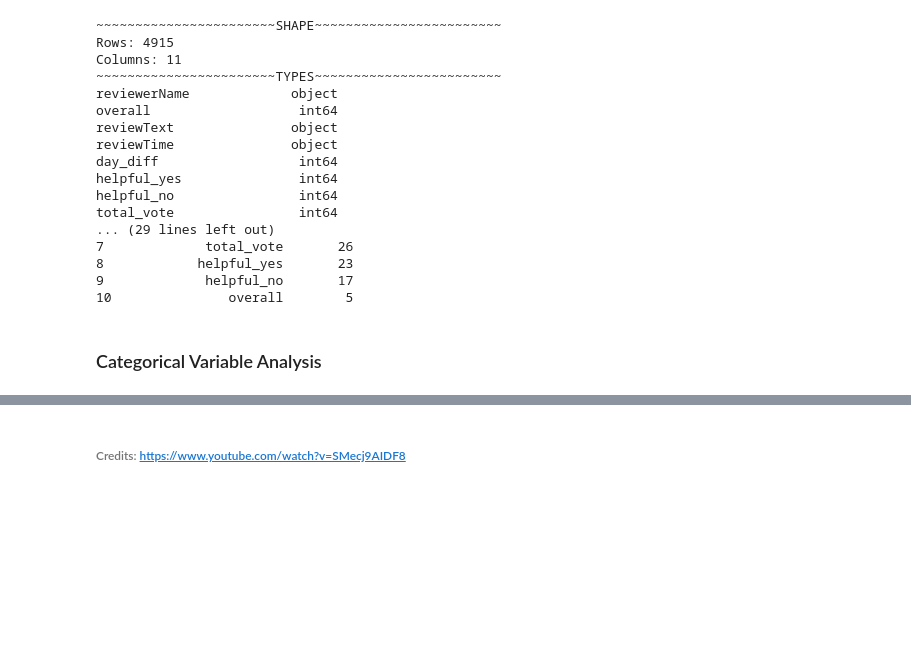
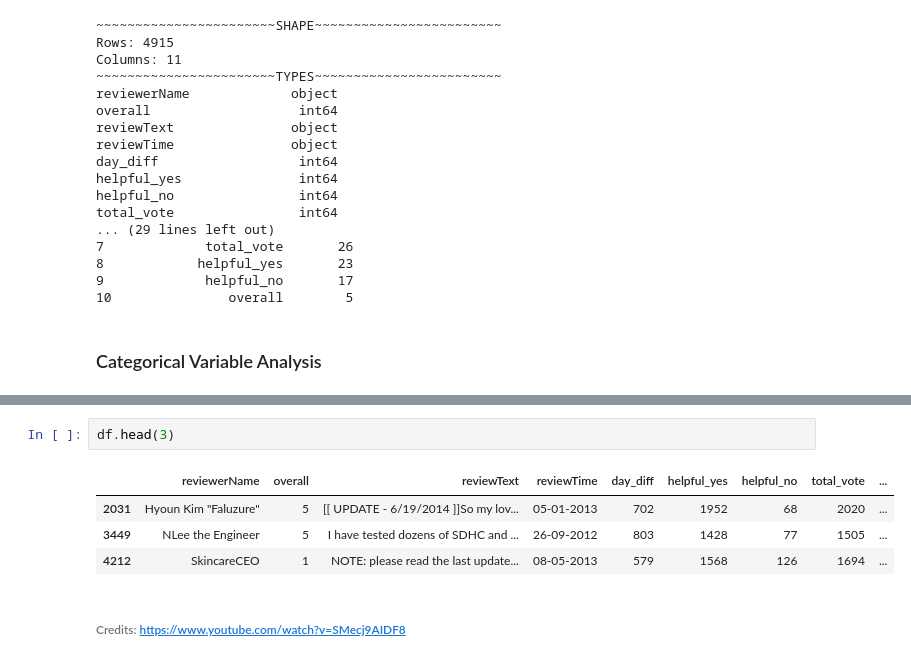
Before and after one commit to ccibeekeoc42/SentimentAnalysisOfAmazonReviews, a Jupyter notebook: SentimentNotebook.ipynb, the cells around one changed output, grey strips where cells are left out. Drawn from its saved outputs; the diff is of its cells as text; blank space fills up the shorter version.

```diff
--- a/SentimentNotebook.ipynb
+++ b/SentimentNotebook.ipynb
@@ -119,5 +119,12 @@ def categorical_variable_summary(df, column_name):
 categorical_variable_summary(df, "overall")
 # %% [output]
 [interactive output not drawn]
+# %%
+df.head(3)
+# %% [output]
+|  | reviewerName | overall | reviewText | reviewTime | day_diff | helpful_yes | helpful_no | total_vote | ... |
+| 2031 | Hyoun Kim "Faluzure" | 5 | [[ UPDATE - 6/19/2014 ]]So my lov... | 05-01-2013 | 702 | 1952 | 68 | 2020 | ... |
+| 3449 | NLee the Engineer | 5 | I have tested dozens of SDHC and ... | 26-09-2012 | 803 | 1428 | 77 | 1505 | ... |
+| 4212 | SkincareCEO | 1 | NOTE: please read the last update... | 08-05-2013 | 579 | 1568 | 126 | 1694 | ... |
 # %% [markdown]
 ###### Credits: https://www.youtube.com/watch?v=SMecj9AIDF8
```
